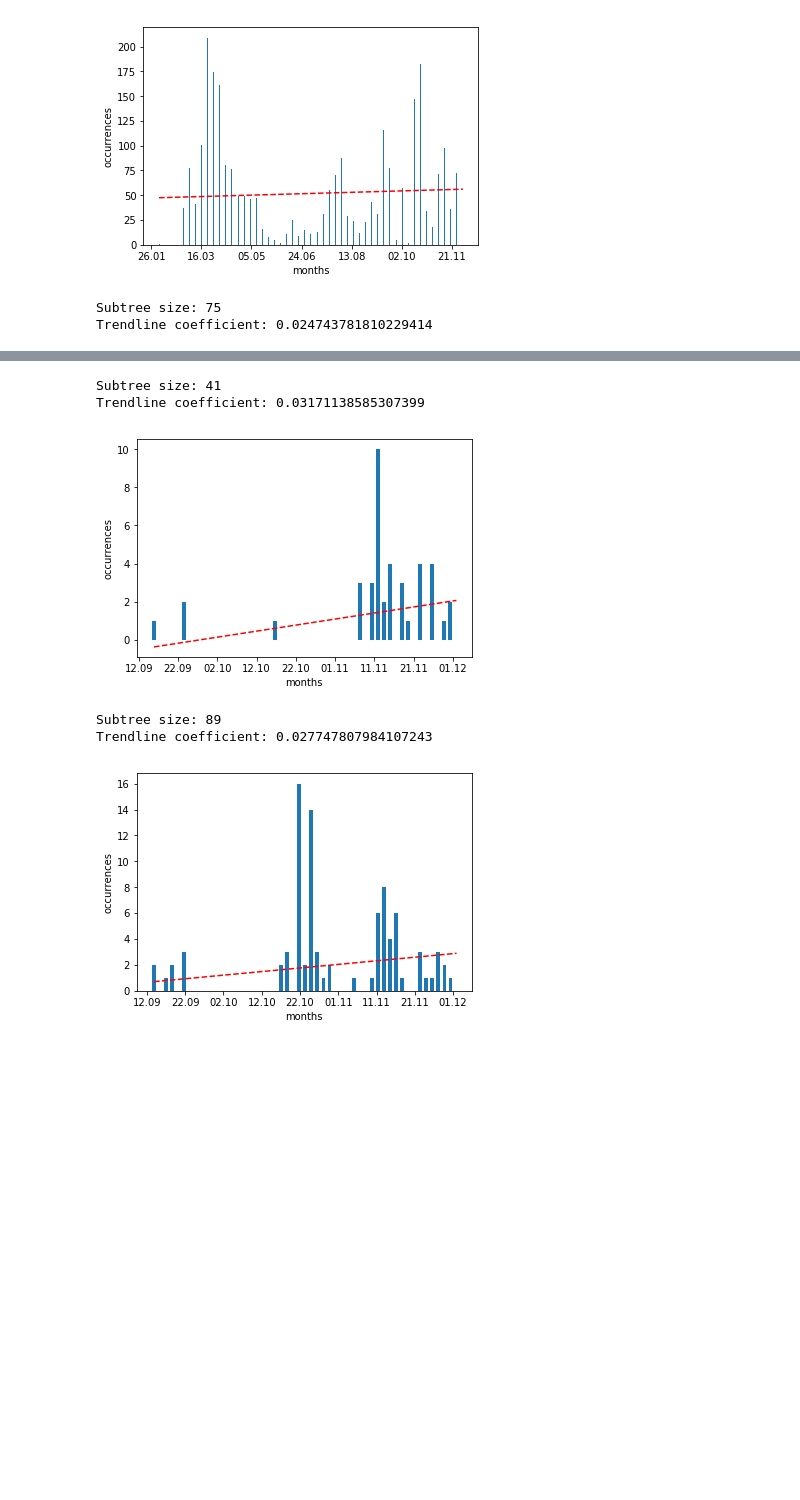
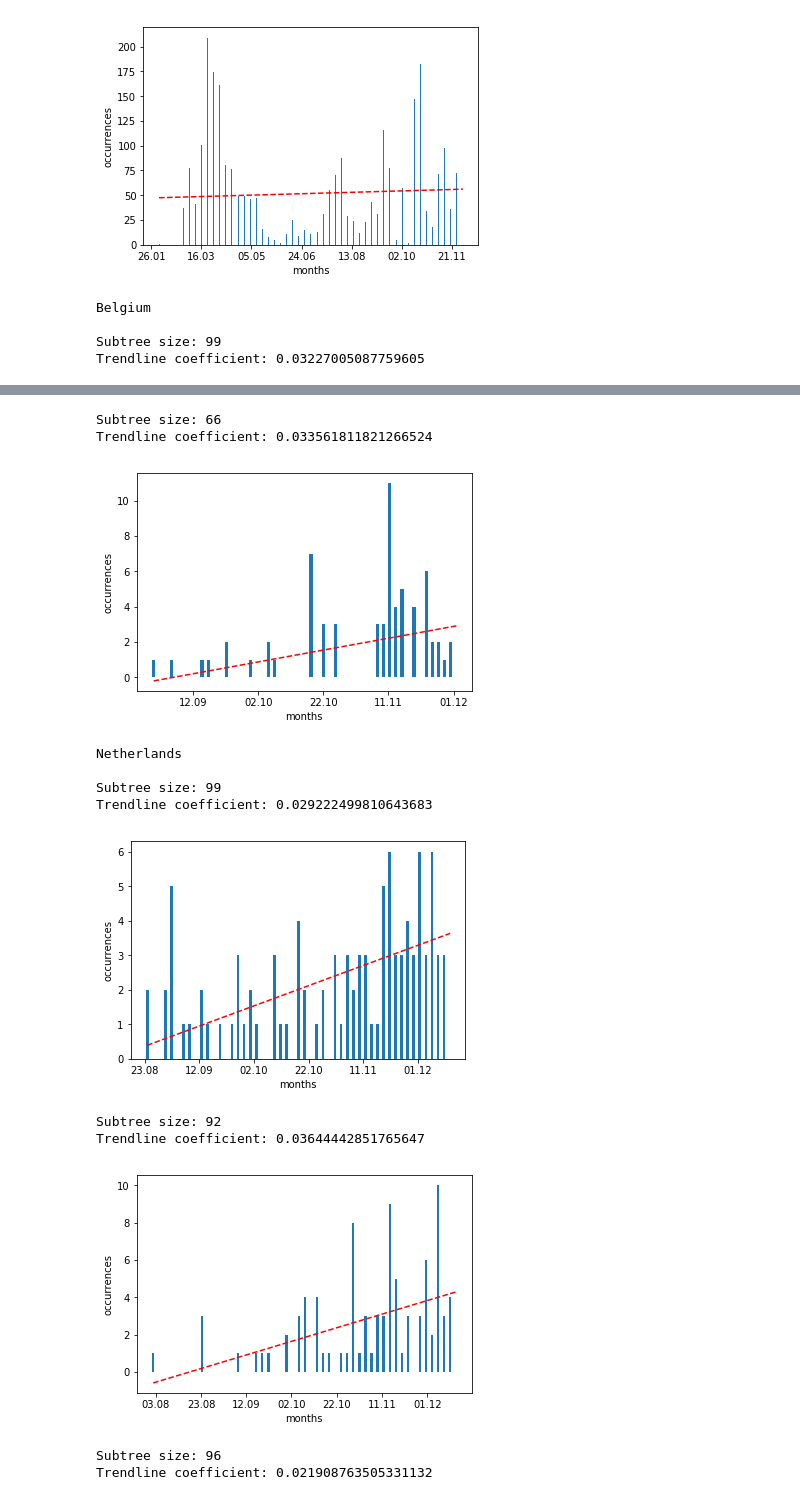
Before and after one commit to pashatyl/covid-active-mutations-research, a Jupyter notebook: COVID.ipynb, the cells around one changed output, grey strips where cells are left out. Drawn from its saved outputs; the diff is of its cells as text; code cells hidden in the pictures; blank space fills up the shorter version.

```diff
--- a/COVID.ipynb
+++ b/COVID.ipynb
@@ -47,7 +47,7 @@ list(filter(lambda x: x[1] > 2000, dict(counted).items()))
 # %% [markdown]
 Manually select featured: small countries with many secuences processed
 # %%
-top_countries = ['Belgium', 'Netherlands', 'Denmark', 'France', 'Japan', 'Portugal', 'South Africa', 'Spain', 'Switzerland']
+top_countries = ['Belgium', 'Netherlands', 'Denmark', 'France', 'Japan', 'Portugal', 'Spain', 'Switzerland'] # 'South Africa'
 # %% [markdown]
 ## Prepare country-separated data
 # %%
@@ -153,7 +153,12 @@ def show_hist(n, bins, polynom=None, width=1):
 
 def prepare_hist(leaves, bins_n):
     bounds = (get_timestamp('2019-12-24'), get_timestamp('2021-01-10'))
-    dates = [get_timestamp(get_date_from_meta(leaf)) for leaf in leaves]
+    dates = []
+    for leaf in leaves:
+        try:
+            dates.append(get_timestamp(get_date_from_meta(leaf)))
+        except:
+            pass
     mpl_data = dates
     return np.histogram(mpl_data, bins=bins_n)
 
@@ -168,8 +173,10 @@ def draw_date_histogramm_by_subtree(leaves, bins_n=50, force_draw=False, min_k=0
 # %%
 import io
 from newick import load
-with io.open('COVID data/tree_raw.nwk', encoding='utf8') as fp:
-    tree2 = load(fp)[0]
+
+def load_tree(path):
+    with io.open(path, encoding='utf8') as fp:
+        return load(fp)[0]
 # %%
 leafs = tree2.get_leaf_names()
 draw_date_histogramm_by_subtree(leafs, force_draw=True)
@@ -178,6 +185,8 @@ Subtree size: 2587
 Trendline coefficient: 0.028486642181781287
 [figure]
 # %%
+import os
+
 def _dig(node, stop_fn):
     if not stop_fn(node):
         res = []
@@ -195,7 +204,13 @@ def analyze_subtree(subroot):
             continue
         draw_date_histogramm_by_subtree(leaves)
 
-analyze_subtree(tree2)
+
+for country in top_countries:
+    print(f'\n\n{country}\n')
+    tree = load_tree(os.path.join('COVID data', 'countries', country, 'tree.nwk'))
+    analyze_subtree(tree)
 # %% [output]
-Subtree size: 75
-Trendline coefficient: 0.024743781810229414
+Belgium
+
+Subtree size: 99
+Trendline coefficient: 0.03227005087759605
@@ -203,6 +218,13 @@ Trendline coefficient: 0.024743781810229414
-Subtree size: 41
-Trendline coefficient: 0.03171138585307399
+Subtree size: 66
+Trendline coefficient: 0.033561811821266524
-[figure, old version]
+[figure, new version]
-Subtree size: 89
-Trendline coefficient: 0.027747807984107243
+Netherlands
+
+Subtree size: 99
+Trendline coefficient: 0.029222499810643683
-[figure, old version]
+[figure, new version]
+Subtree size: 92
+Trendline coefficient: 0.03644442851765647
+[figure, added]
+Subtree size: 96
+Trendline coefficient: 0.021908763505331132
```
Also changed, not shown: parts of 1 cell of this notebook.
